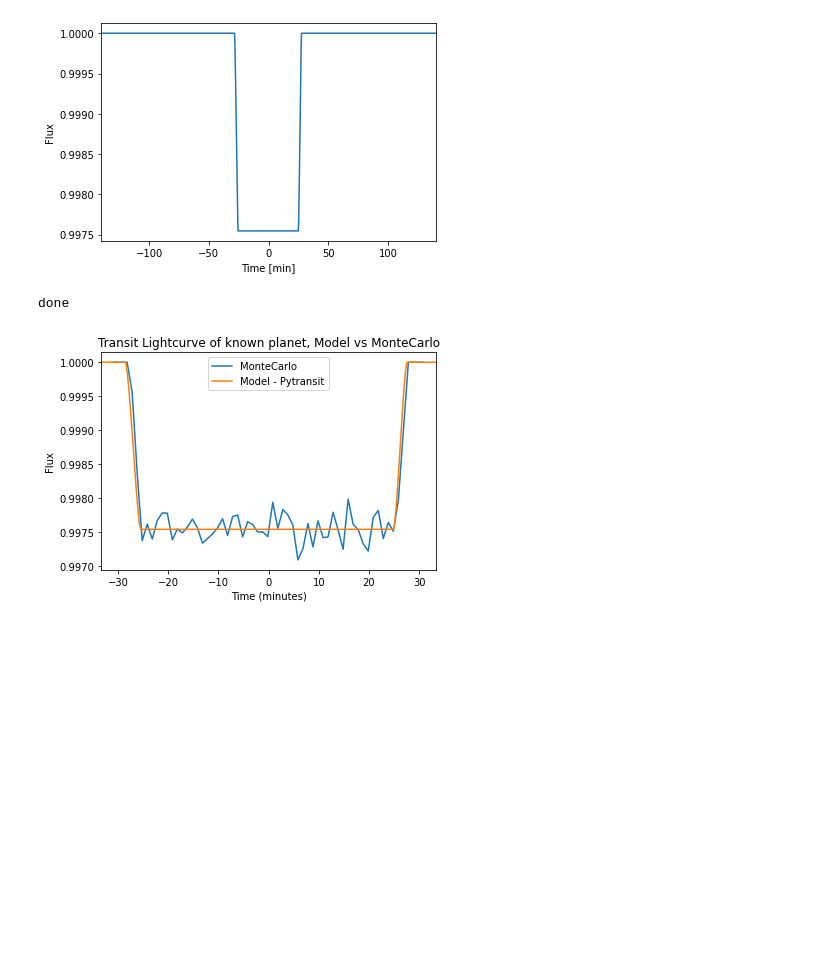
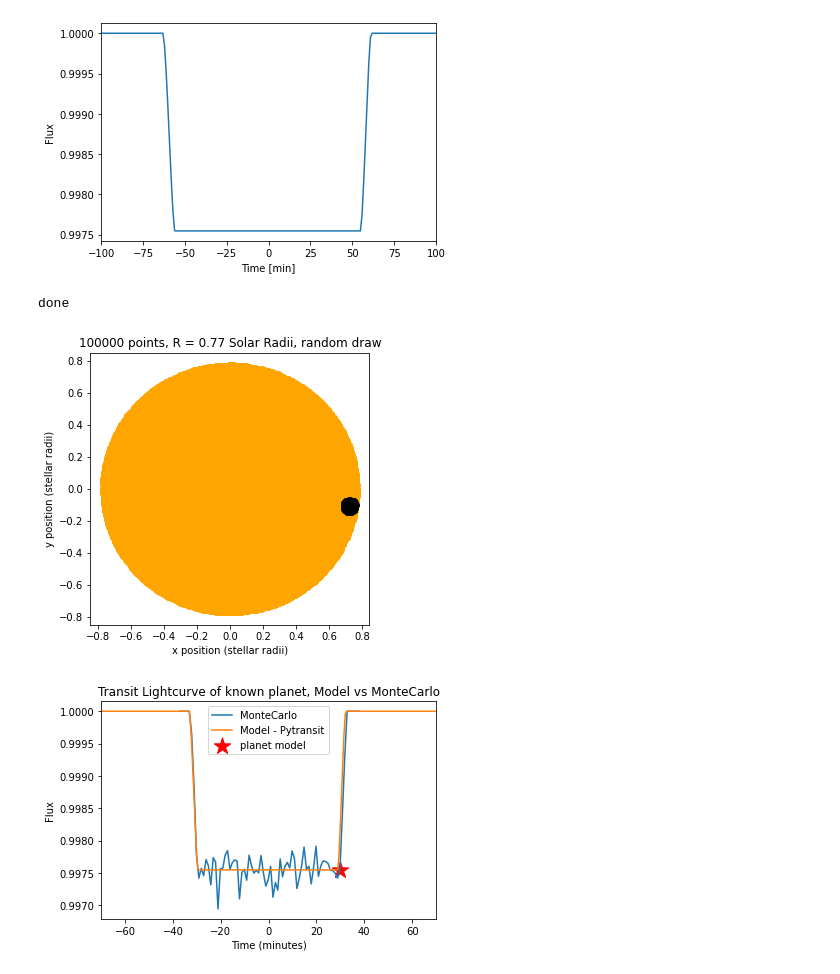
Before and after one commit to grobbins2/Exoplanets-AST4930, a Jupyter notebook: Final_Project_GR.ipynb, the cells around one changed output. Saved outputs shown, nothing was run; the diff lists cells and outputs as text; code cells hidden in the pictures; blank space fills up the shorter version.

Commit message:
finishing touches, deletions, comments, images for MCMC plot

```diff
--- a/Final_Project_GR.ipynb
+++ b/Final_Project_GR.ipynb
@@ -268,31 +269,32 @@ t0=0.
 aonr=a_high/R_high
 k= Rplanet_solar/Rstar_solar #R_p/R_star
 
-single_transit_lightcurve=tm.evaluate(k=k, ldc=[0.0, 0.0], t0=t0, p=period, a=aonr, i=i,e=e,w=omega)
+single_transit_lightcurve=tm.evaluate(k=k, ldc=[0.0, 0.0], t0=t0, p=period, a=aonr, i=i,e=e,w=62.82*np.pi/180)
 
 tm.set_data(time_array) #time needs to be specified in days
-three_transit_lightcurve=tm.evaluate(k=k, ldc=[0.0, 0.0], t0=t0, p=period, a=aonr, i=i,e=e,w=omega)
-plt.plot(single_transit_time_array*24*60/3.7,single_transit_lightcurve)
+three_transit_lightcurve=tm.evaluate(k=k, ldc=[0.0, 0.0], t0=t0, p=period, a=aonr, i=i,e=e,w=62.82*np.pi/180)
+plt.plot(single_transit_time_array*24*60/1,single_transit_lightcurve)
 plt.xlabel('Time [min]')
 plt.ylabel('Flux')
-plt.xlim(-140,140)
+plt.xlim(-100,100)
 plt.show()
 # %% [output]
-[figure, old version]
+[figure, new version]
 # %%
 transit_time_array_s = np.array([])
 x_position_array_solar = np.array([])
 transit_indice = []
-for n in range(len(single_transit_time_array)):
+for n in range(len(single_transit_time_array)): #reducing time array to area only around transit
     if position[n]/R_sun <= Rstar_solar*1.2 and position[n]/R_sun >= -Rstar_solar*1.2:
         transit_time_array_s = np.append(transit_time_array_s,single_transit_time_array[n]*3600*24)
-        x_position_array_solar = np.append(x_position_array_solar,single_transit_time_array[n]*3600*24*speed[0]/R_sun)
+        x_position_array_solar = np.append(x_position_array_solar,position[n]/R_sun)
         transit_indice.append(n)
 # %%
 #true transit depth of 0.24%
 #this may take a moment
+random_draw = np.random.uniform(-Rstar_solar,Rstar_solar)
 Flux = np.array([])
-for k in range(len(transit_time_array_s)):
+for k in range(len(transit_time_array_s)): #calculating MCMC Flux at each position
     Rplanet_solar = Rplanet_earth*R_earth/R_sun
     N_transit = 0
     N_ins = 0
@@ -321,21 +323,44 @@ for k in range(len(transit_time_array_s)):
             N_transit +=1
             xtransit.append(xplanet[n])
             ytransit.append(yplanet[n])
+            if xtransit[0] < random_draw*1.1 and xtransit[0] > random_draw*0.9: #randomly draws a position to plot model
+                Flux_star_point = 1 - N_transit/N_ins
+                time_star_point = transit_time_array_s[k]
+                x_star_point = xtransit
+                y_star_point = ytransit
     Flux = np.append(Flux,1 - ((N_transit/N_ins)))
+    fig = plt.figure(figsize=(5,5))
+    plt.scatter(xstar,ystar, color = 'orange')
+    plt.scatter(xtransit,ytransit, color = 'black')
+    plt.xlabel('x position (stellar radii)')
+    plt.ylabel('y position (stellar radii)')
+    plt.title(str(N_tot)+' points, R = 0.77 Solar Radii, point'+str(k))
+    #plt.savefig('./Transit_Movie/transit_'+str(k)+'.png',dpi=300)
+    plt.close()
 print('done')
 # %% [output]
 done
 # %%
 #Image 1: Transit model and Montecarlo Flux Comparison
+fig = plt.figure(figsize=(5,5))
+plt.scatter(xstar,ystar, color = 'orange')
+plt.scatter(x_star_point,y_star_point, color = 'black')
+plt.xlabel('x position (stellar radii)')
+plt.ylabel('y position (stellar radii)')
+plt.title(str(N_tot)+' points, R = 0.77 Solar Radii, random draw')
+#plt.savefig('Transit_Model_known_GR.png',dpi=300,bbox_inches='tight')
+plt.show()
 plt.plot(transit_time_array_s/60, Flux, label = 'MonteCarlo')
-plt.plot(single_transit_time_array*24*60/3.7,single_transit_lightcurve, label = 'Model - Pytransit')
+plt.plot(single_transit_time_array*24*60/1.9,single_transit_lightcurve, label = 'Model - Pytransit')
+plt.scatter(time_star_point/60,Flux_star_point, marker = '*',label = 'planet model', s = 300,color = 'red')
 plt.xlabel('Time (minutes)')
 plt.ylabel('Flux')
 plt.title('Transit Lightcurve of known planet, Model vs MonteCarlo')
-plt.xlim(-2000/60,2000/60)
+plt.xlim(-70,70)
 plt.legend()
-plt.savefig('Time_vs_Flux_known_GR.png',dpi=300,bbox_inches='tight')
+#plt.savefig('Time_vs_Flux_known_GR.png',dpi=300,bbox_inches='tight')
 plt.show()
 # %% [output]
-[figure, old version]
+[figure, new version]
+[figure, added]
 # %%
```
Also changed, not shown: parts of 12 cells of this notebook, 9 other files.
